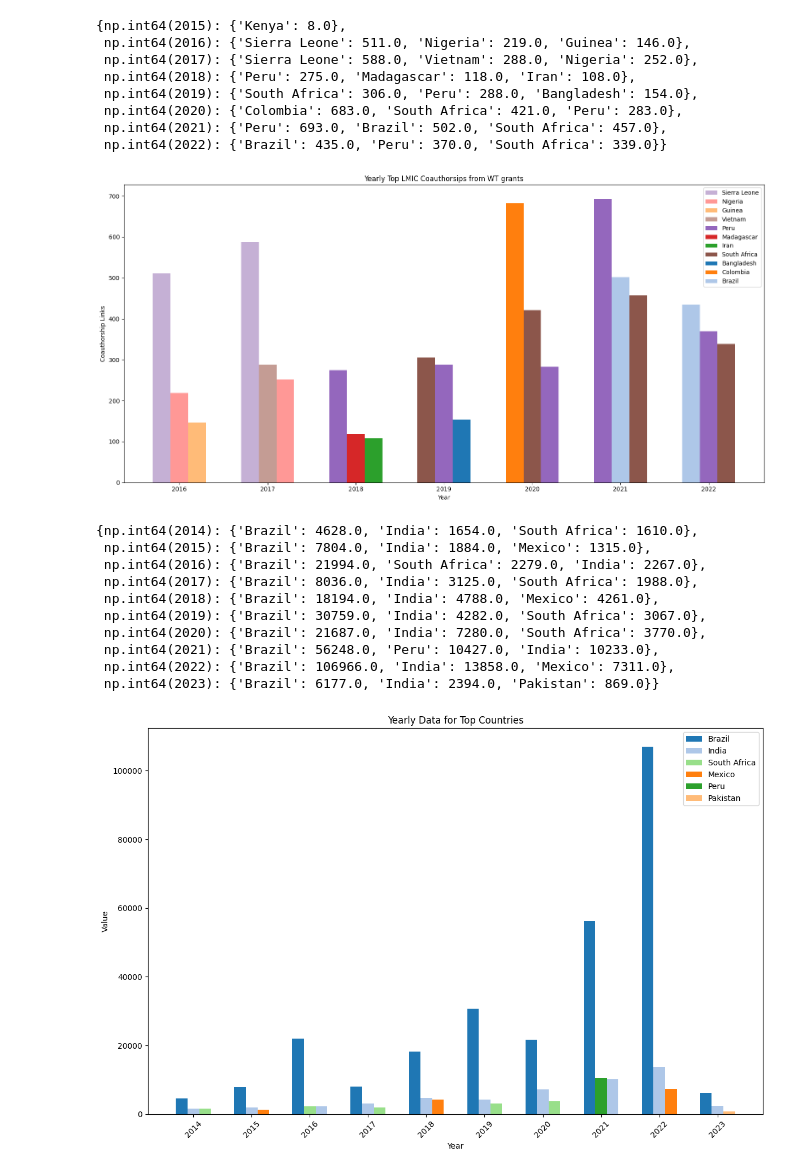
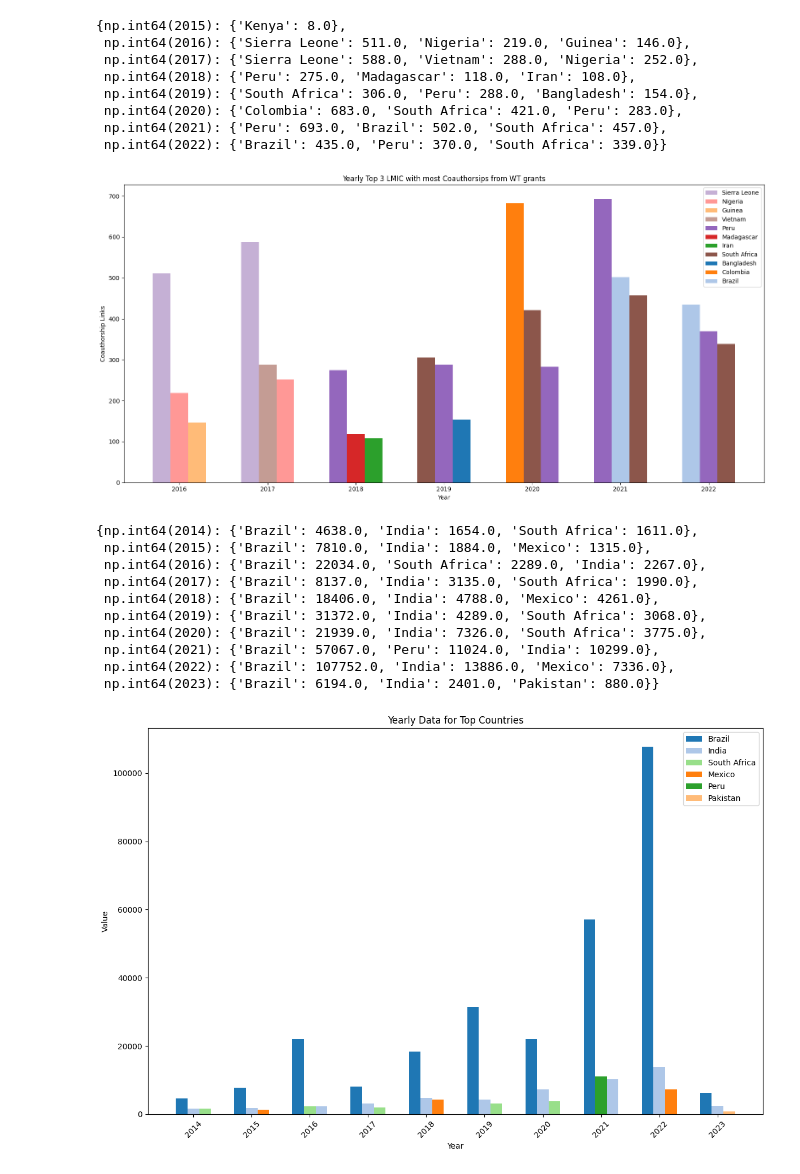
Before and after one commit to mdc5017/wellcome_academic_graph_toolkit, a Jupyter notebook: geographies/CH_vis.ipynb, the cells around one changed output. Drawn from its saved outputs; the diff is of its cells as text; code cells hidden in the pictures.

```diff
--- a/geographies/CH_vis.ipynb
+++ b/geographies/CH_vis.ipynb
@@ -110,3 +110,6 @@ for year in wt_ch_loc.adjacency_matrices:
             continue
         inter += (wt_ch_loc.adjacency_matrices[year]['All'][country]['All']-wt_ch_loc.adjacency_matrices[year]['All'][country][country])
     wt_ch_int[year] = (inter, wt_ch_loc.adjacency_matrices[year]['All']['All']['All'])
+# %%
+for year in wt_ch_loc.adjacency_matrices:
+    print(year,  wt_ch_loc.adjacency_matrices[year]['All']['All']['All'])
@@ -202,13 +232,8 @@ all_ch_lmic = {}
 for year in  all_ch_loc.adjacency_matrices:
     total = 0
     for country in all_ch_loc.adjacency_matrices[year]['All'].index:
-        if country == 'All' or country == 'total':
-            continue
-        for country2 in all_ch_loc.adjacency_matrices[year]['All'][country].index:
-            if country2 == 'All' or country == 'total':
-                continue
-            if country in list(lmic_list['Economy']) or country2 in list(lmic_list['Economy']):
-                total += all_ch_loc.adjacency_matrices[year]['All'][country][country2]
+        if country in list(lmic_list['Economy']):
+            total += all_ch_loc.adjacency_matrices[year]['All'][country]['All']
     all_ch_lmic[year] = (total, all_ch_loc.adjacency_matrices[year]['All']['All']['All'])
 # %%
 wt_ch_lmic = {}
@@ -216,13 +241,8 @@ wt_ch_lmic = {}
 for year in  wt_ch_loc.adjacency_matrices:
     total = 0
     for country in wt_ch_loc.adjacency_matrices[year]['All'].index:
-        if country == 'All' or country == 'total':
-            continue
-        for country2 in wt_ch_loc.adjacency_matrices[year]['All'][country].index:
-            if country2 == 'All' or country == 'total':
-                continue
-            elif country in list(lmic_list['Economy']) or country2 in list(lmic_list['Economy']):
-                total += wt_ch_loc.adjacency_matrices[year]['All'][country][country2]
+        if country in list(lmic_list['Economy']):
+            total += wt_ch_loc.adjacency_matrices[year]['All'][country]['All']
     wt_ch_lmic[year] = (total, wt_ch_loc.adjacency_matrices[year]['All']['All']['All'])
 # %%
 pct_lmic_ch = {}
@@ -331,35 +363,35 @@ for j, year in enumerate(years):
     offset = (num_countries - 1) / 2 * bar_width
 
     # Plot each country's data for this year
     for i, country in enumerate(countries_in_year):
         value = year_data[country]
         # Calculate the position for each bar
         position = index[j] - offset + i * bar_width
         # Add country to legend only once
         if country not in plotted_countries:
             ax.bar(position, value, bar_width, label=country, color=color_map[country])
             plotted_countries.add(country)
         else:
             ax.bar(position, value, bar_width, color=color_map[country])
 
 # Labels and titles
 ax.set_xlabel('Year')
 ax.set_ylabel('Coauthorship Links')
-ax.set_title('Yearly Top LMIC Coauthorsips from WT grants')
+ax.set_title('Yearly Top 3 LMIC with most Coauthorsips from WT grants')
 ax.set_xticks(index)
 ax.set_xticklabels([str(year) for year in years])
 
 # Display a single legend with all countries
 ax.legend()
 
 # Layout adjustment
 plt.xticks()
 plt.tight_layout()
 
 # Show plot
 plt.show()
 # %% [output]
-[figure, old version]
+[figure, new version]
 # %%
 years = []
 for year in all_ch_loc.adjacency_matrices:
@@ -374,16 +406,16 @@ for year in sorted(years):
 
 top_ch_countries
 # %% [output]
-{np.int64(2014): {'Brazil': 4628.0, 'India': 1654.0, 'South Africa': 1610.0},
- np.int64(2015): {'Brazil': 7804.0, 'India': 1884.0, 'Mexico': 1315.0},
- np.int64(2016): {'Brazil': 21994.0, 'South Africa': 2279.0, 'India': 2267.0},
- np.int64(2017): {'Brazil': 8036.0, 'India': 3125.0, 'South Africa': 1988.0},
- np.int64(2018): {'Brazil': 18194.0, 'India': 4788.0, 'Mexico': 4261.0},
- np.int64(2019): {'Brazil': 30759.0, 'India': 4282.0, 'South Africa': 3067.0},
- np.int64(2020): {'Brazil': 21687.0, 'India': 7280.0, 'South Africa': 3770.0},
- np.int64(2021): {'Brazil': 56248.0, 'Peru': 10427.0, 'India': 10233.0},
- np.int64(2022): {'Brazil': 106966.0, 'India': 13858.0, 'Mexico': 7311.0},
- np.int64(2023): {'Brazil': 6177.0, 'India': 2394.0, 'Pakistan': 869.0}}
+{np.int64(2014): {'Brazil': 4638.0, 'India': 1654.0, 'South Africa': 1611.0},
+ np.int64(2015): {'Brazil': 7810.0, 'India': 1884.0, 'Mexico': 1315.0},
+ np.int64(2016): {'Brazil': 22034.0, 'South Africa': 2289.0, 'India': 2267.0},
+ np.int64(2017): {'Brazil': 8137.0, 'India': 3135.0, 'South Africa': 1990.0},
+ np.int64(2018): {'Brazil': 18406.0, 'India': 4788.0, 'Mexico': 4261.0},
+ np.int64(2019): {'Brazil': 31372.0, 'India': 4289.0, 'South Africa': 3068.0},
+ np.int64(2020): {'Brazil': 21939.0, 'India': 7326.0, 'South Africa': 3775.0},
+ np.int64(2021): {'Brazil': 57067.0, 'Peru': 11024.0, 'India': 10299.0},
+ np.int64(2022): {'Brazil': 107752.0, 'India': 13886.0, 'Mexico': 7336.0},
+ np.int64(2023): {'Brazil': 6194.0, 'India': 2401.0, 'Pakistan': 880.0}}
 # %%
 import numpy as np
 import matplotlib.pyplot as plt
```
Also changed, not shown: parts of 6 cells of this notebook, 4 other files.
